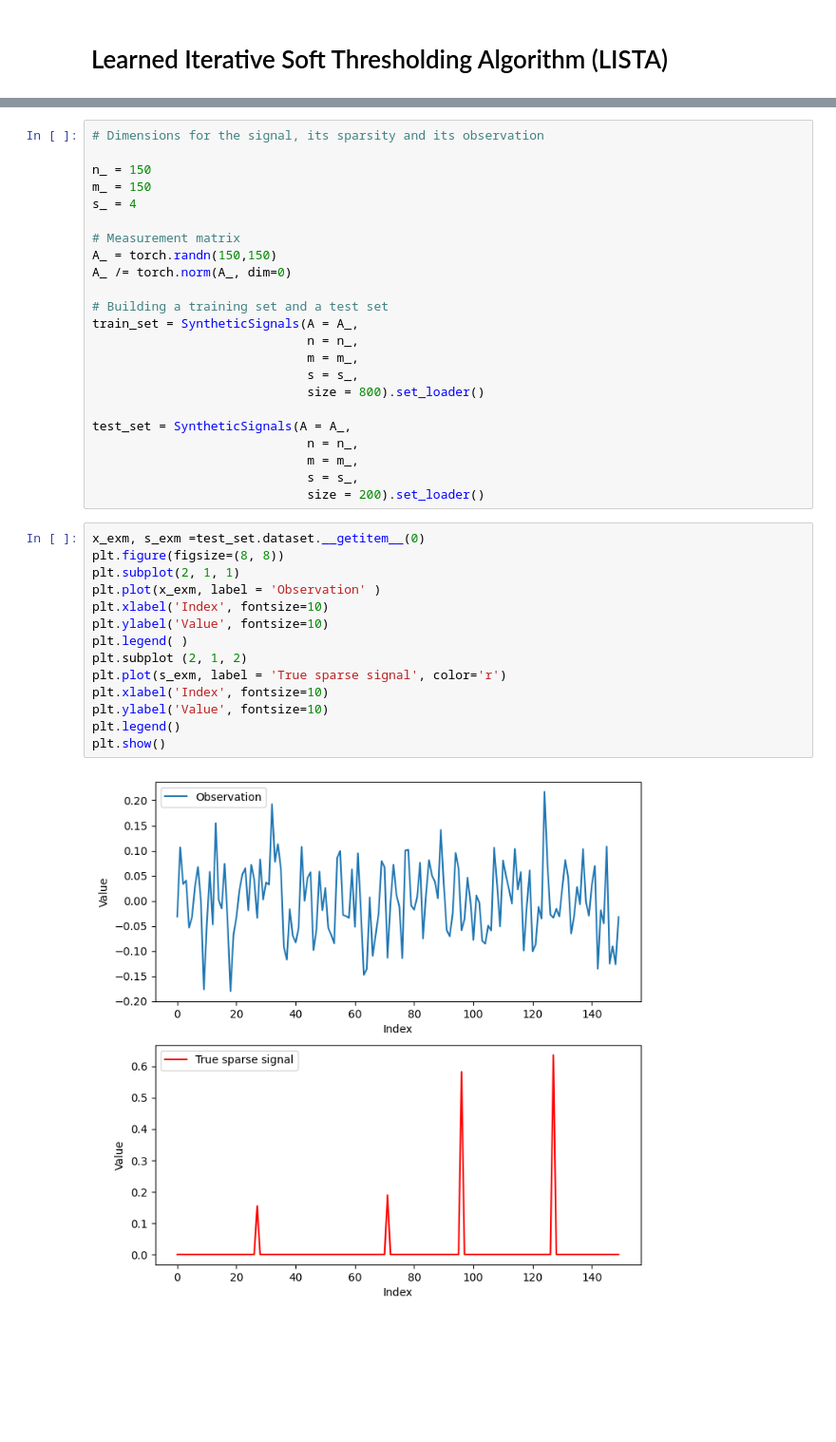
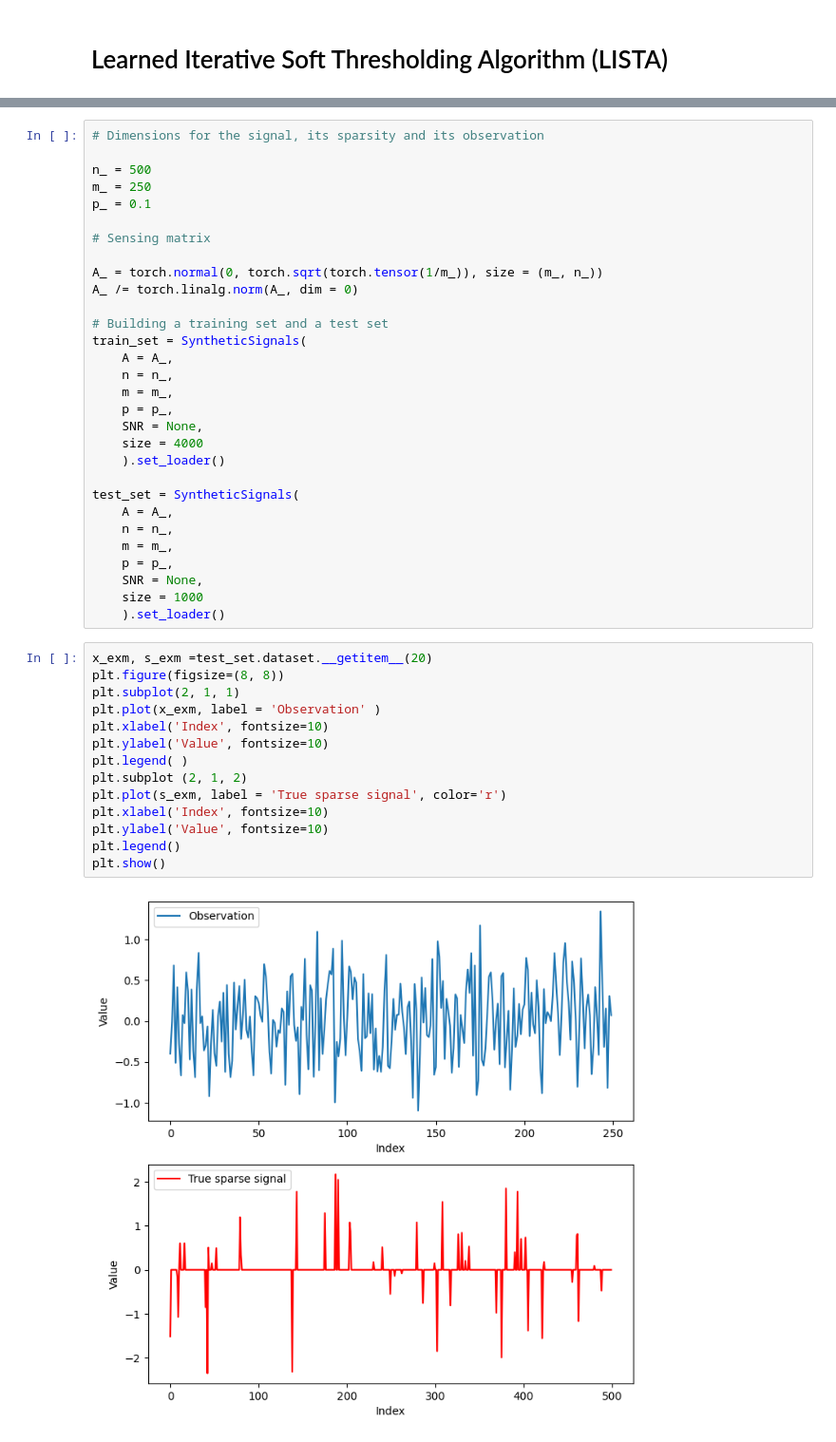
Before and after one commit to LeoDiNino97/NonconvexSparseLearningUnrolledSCA, a Jupyter notebook: Sparse analysis/ISTA_LISTA.ipynb, the cells around one changed output, grey strips where cells are left out. Shown at 95% size. Saved outputs shown, nothing was run; the diff lists cells and outputs as text; blank space fills up the shorter version.

```diff
--- a/Sparse analysis/ISTA_LISTA.ipynb
+++ b/Sparse analysis/ISTA_LISTA.ipynb
@@ -132,40 +147,47 @@ class SyntheticSignals():
 # %%
 # Dimensions for the signal, its sparsity and its observation
 
-n_ = 150
-m_ = 150
-s_ = 4
+n_ = 500
+m_ = 250
+p_ = 0.1
 
-# Measurement matrix
-A_ = torch.randn(150,150)
-A_ /= torch.norm(A_, dim=0)
+# Sensing matrix
+
+A_ = torch.normal(0, torch.sqrt(torch.tensor(1/m_)), size = (m_, n_))
+A_ /= torch.linalg.norm(A_, dim = 0)
 
 # Building a training set and a test set
-train_set = SyntheticSignals(A = A_,
-                             n = n_,
-                             m = m_,
-                             s = s_,
-                             size = 800).set_loader()
+train_set = SyntheticSignals(
+    A = A_,
+    n = n_,
+    m = m_,
+    p = p_,
+    SNR = None,
+    size = 4000
+    ).set_loader()
 
-test_set = SyntheticSignals(A = A_,
-                             n = n_,
-                             m = m_,
-                             s = s_,
-                             size = 200).set_loader()
+test_set = SyntheticSignals(
+    A = A_,
+    n = n_,
+    m = m_,
+    p = p_,
+    SNR = None,
+    size = 1000
+    ).set_loader()
 # %%
-x_exm, s_exm =test_set.dataset.__getitem__(0)
+x_exm, s_exm =test_set.dataset.__getitem__(20)
 plt.figure(figsize=(8, 8))
 plt.subplot(2, 1, 1)
 plt.plot(x_exm, label = 'Observation' )
 plt.xlabel('Index', fontsize=10)
 plt.ylabel('Value', fontsize=10)
 plt.legend( )
 plt.subplot (2, 1, 2)
 plt.plot(s_exm, label = 'True sparse signal', color='r')
 plt.xlabel('Index', fontsize=10)
 plt.ylabel('Value', fontsize=10)
 plt.legend()
 plt.show()
 # %% [output]
-[figure, old version]
+[figure, new version]
 # %%
```
Also changed, not shown: parts of 48 cells of this notebook, 10 other files.
